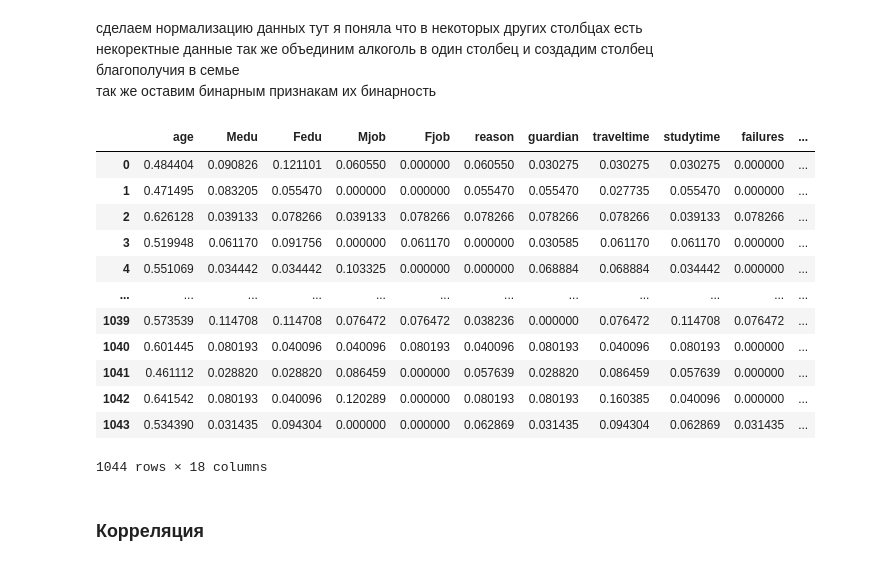
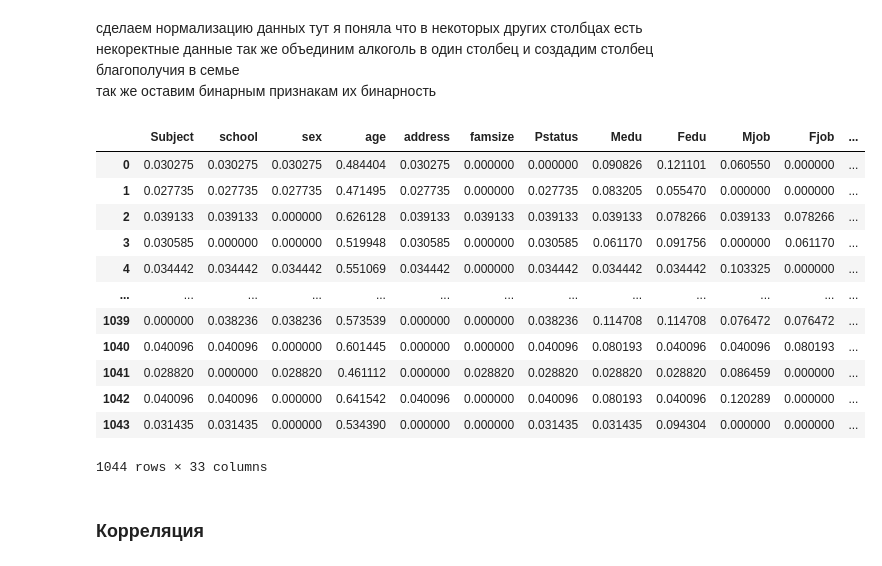
Before and after one commit to dariaAlium/iad, a Jupyter notebook: Lab_3_Supervised_Learning.ipynb, the cells around one changed output. Drawn from its saved outputs; the diff is of its cells as text; code cells hidden in the pictures.

```diff
--- a/Lab_3_Supervised_Learning.ipynb
+++ b/Lab_3_Supervised_Learning.ipynb
@@ -261,28 +265,32 @@ def drop_bin(frame, norm):
       norm.drop([seria], axis='columns', inplace=True)
 # %%
 data_norm = pd.DataFrame(preprocessing.normalize(data), columns=list(data.columns))
-data_norm['Alco'] = data_norm['Dalc'] + data_norm['Walc']
-data_norm.drop(['Dalc'], axis='columns', inplace=True)
-data_norm.drop(['Walc'], axis='columns', inplace=True)
+#scaler = preprocessing.StandardScaler()
+#scaler.fit(data)
+#data_norm = pd.DataFrame(scaler.transform(data), columns=list(data.columns))
+
+#data_norm['Alco'] = data_norm['Dalc'] + data_norm['Walc']
+#data_norm.drop(['Dalc'], axis='columns', inplace=True)
+#data_norm.drop(['Walc'], axis='columns', inplace=True)
 data_norm.drop(['G2'], axis='columns', inplace=True)
 
-drop_bin(data, data_norm)
+#drop_bin(data, data_norm)
 
 data_norm
 # %% [output]
-|  | age | Medu | Fedu | Mjob | Fjob | reason | guardian | traveltime | studytime | failures | ... |
-| 0 | 0.484404 | 0.090826 | 0.121101 | 0.060550 | 0.000000 | 0.060550 | 0.030275 | 0.030275 | 0.030275 | 0.000000 | ... |
-| 1 | 0.471495 | 0.083205 | 0.055470 | 0.000000 | 0.000000 | 0.055470 | 0.055470 | 0.027735 | 0.055470 | 0.000000 | ... |
-| 2 | 0.626128 | 0.039133 | 0.078266 | 0.039133 | 0.078266 | 0.078266 | 0.078266 | 0.078266 | 0.039133 | 0.078266 | ... |
-| 3 | 0.519948 | 0.061170 | 0.091756 | 0.000000 | 0.061170 | 0.000000 | 0.030585 | 0.061170 | 0.061170 | 0.000000 | ... |
-| 4 | 0.551069 | 0.034442 | 0.034442 | 0.103325 | 0.000000 | 0.000000 | 0.068884 | 0.068884 | 0.034442 | 0.000000 | ... |
-| ... | ... | ... | ... | ... | ... | ... | ... | ... | ... | ... | ... |
-| 1039 | 0.573539 | 0.114708 | 0.114708 | 0.076472 | 0.076472 | 0.038236 | 0.000000 | 0.076472 | 0.114708 | 0.076472 | ... |
-| 1040 | 0.601445 | 0.080193 | 0.040096 | 0.040096 | 0.080193 | 0.040096 | 0.080193 | 0.040096 | 0.080193 | 0.000000 | ... |
-| 1041 | 0.461112 | 0.028820 | 0.028820 | 0.086459 | 0.000000 | 0.057639 | 0.028820 | 0.086459 | 0.057639 | 0.000000 | ... |
-| 1042 | 0.641542 | 0.080193 | 0.040096 | 0.120289 | 0.000000 | 0.080193 | 0.080193 | 0.160385 | 0.040096 | 0.000000 | ... |
-| 1043 | 0.534390 | 0.031435 | 0.094304 | 0.000000 | 0.000000 | 0.062869 | 0.031435 | 0.094304 | 0.062869 | 0.031435 | ... |
+|  | Subject | school | sex | age | address | famsize | Pstatus | Medu | Fedu | Mjob | Fjob | ... |
+| 0 | 0.030275 | 0.030275 | 0.030275 | 0.484404 | 0.030275 | 0.000000 | 0.000000 | 0.090826 | 0.121101 | 0.060550 | 0.000000 | ... |
+| 1 | 0.027735 | 0.027735 | 0.027735 | 0.471495 | 0.027735 | 0.000000 | 0.027735 | 0.083205 | 0.055470 | 0.000000 | 0.000000 | ... |
+| 2 | 0.039133 | 0.039133 | 0.000000 | 0.626128 | 0.039133 | 0.039133 | 0.039133 | 0.039133 | 0.078266 | 0.039133 | 0.078266 | ... |
+| 3 | 0.030585 | 0.000000 | 0.000000 | 0.519948 | 0.030585 | 0.000000 | 0.030585 | 0.061170 | 0.091756 | 0.000000 | 0.061170 | ... |
+| 4 | 0.034442 | 0.034442 | 0.034442 | 0.551069 | 0.034442 | 0.000000 | 0.034442 | 0.034442 | 0.034442 | 0.103325 | 0.000000 | ... |
+| ... | ... | ... | ... | ... | ... | ... | ... | ... | ... | ... | ... | ... |
+| 1039 | 0.000000 | 0.038236 | 0.038236 | 0.573539 | 0.000000 | 0.000000 | 0.038236 | 0.114708 | 0.114708 | 0.076472 | 0.076472 | ... |
+| 1040 | 0.040096 | 0.040096 | 0.000000 | 0.601445 | 0.000000 | 0.000000 | 0.040096 | 0.080193 | 0.040096 | 0.040096 | 0.080193 | ... |
+| 1041 | 0.028820 | 0.000000 | 0.028820 | 0.461112 | 0.000000 | 0.028820 | 0.028820 | 0.028820 | 0.028820 | 0.086459 | 0.000000 | ... |
+| 1042 | 0.040096 | 0.040096 | 0.000000 | 0.641542 | 0.040096 | 0.000000 | 0.040096 | 0.080193 | 0.040096 | 0.120289 | 0.000000 | ... |
+| 1043 | 0.031435 | 0.031435 | 0.000000 | 0.534390 | 0.000000 | 0.000000 | 0.031435 | 0.031435 | 0.094304 | 0.000000 | 0.000000 | ... |
-1044 rows × 18 columns
+1044 rows × 33 columns
 # %% [markdown]
 ### Корреляция
 # %% [markdown]
```
Also changed, not shown: parts of 32 cells of this notebook.
